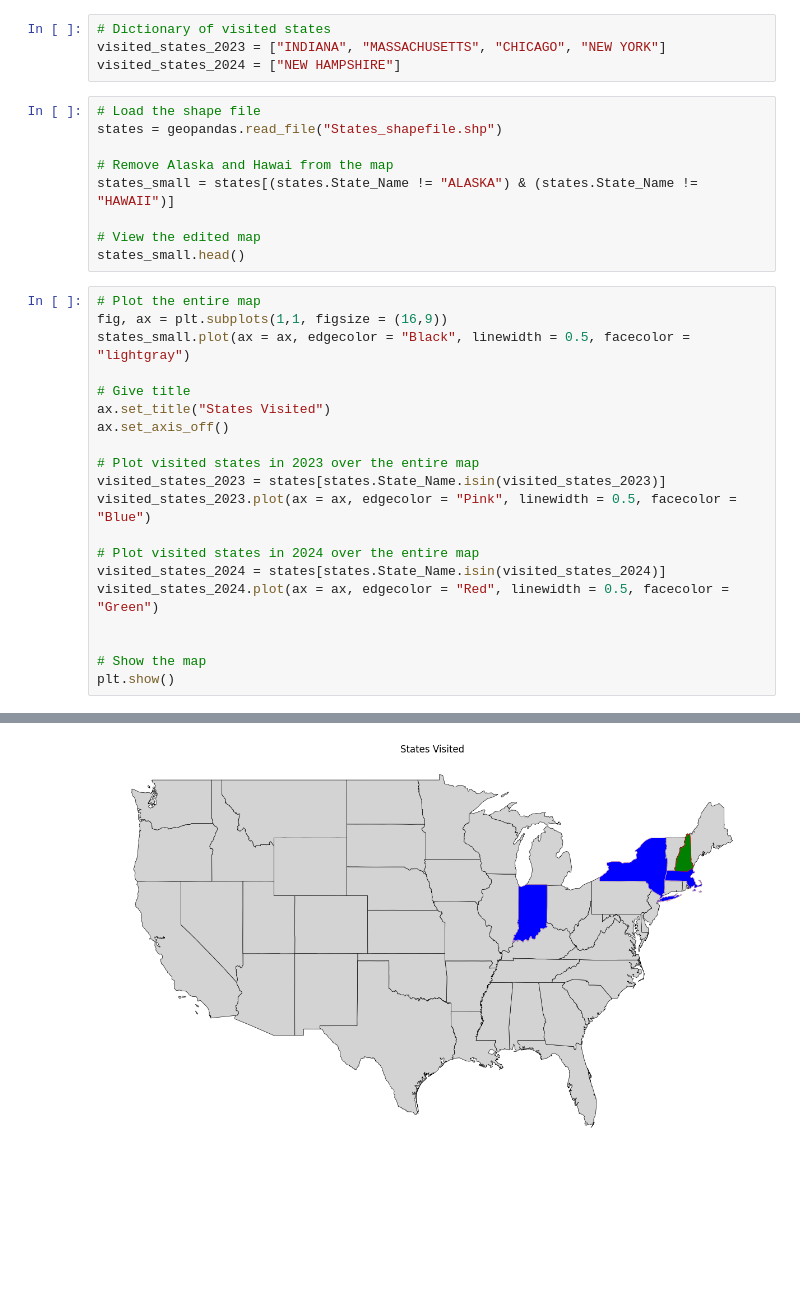
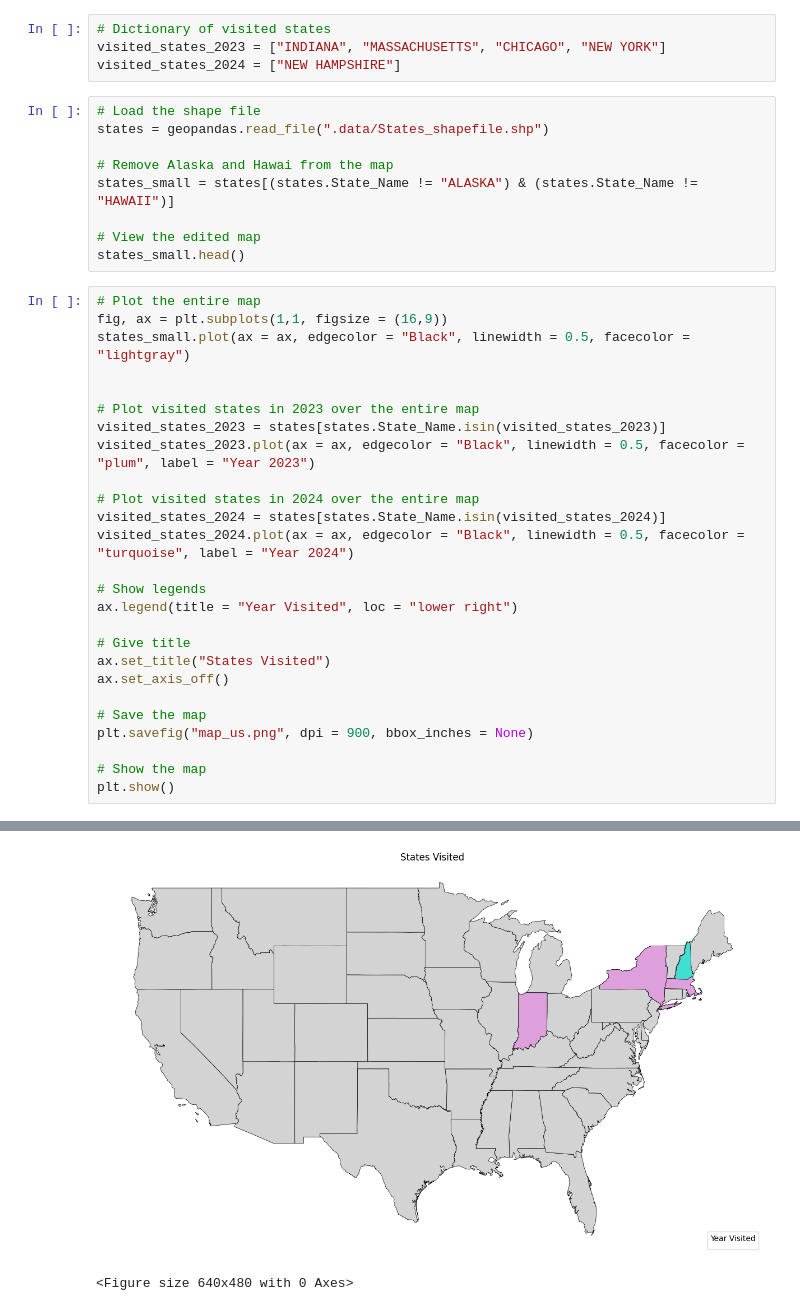
Before and after one commit to psam96/state_map, a Jupyter notebook: visited_states_us.ipynb, the cells around one changed output, grey strips where cells are left out. Drawn from its saved outputs; the diff is of its cells as text; blank space fills up the shorter version.

Commit message:
Legend not working

```diff
--- a/visited_states_us.ipynb
+++ b/visited_states_us.ipynb
@@ -22,7 +22,7 @@ visited_states_2023 = ["INDIANA", "MASSACHUSETTS", "CHICAGO", "NEW YORK"]
 visited_states_2024 = ["NEW HAMPSHIRE"]
 # %%
 # Load the shape file
-states = geopandas.read_file("States_shapefile.shp")
+states = geopandas.read_file(".data/States_shapefile.shp")
 
 # Remove Alaska and Hawai from the map
 states_small = states[(states.State_Name != "ALASKA") & (states.State_Name != "HAWAII")]
@@ -34,18 +34,24 @@ states_small.head()
 fig, ax = plt.subplots(1,1, figsize = (16,9))
 states_small.plot(ax = ax, edgecolor = "Black", linewidth = 0.5, facecolor = "lightgray")
 
+
+# Plot visited states in 2023 over the entire map
+visited_states_2023 = states[states.State_Name.isin(visited_states_2023)]
+visited_states_2023.plot(ax = ax, edgecolor = "Black", linewidth = 0.5, facecolor = "plum", label = "Year 2023")
+
+# Plot visited states in 2024 over the entire map
+visited_states_2024 = states[states.State_Name.isin(visited_states_2024)]
+visited_states_2024.plot(ax = ax, edgecolor = "Black", linewidth = 0.5, facecolor = "turquoise", label = "Year 2024")
+
+# Show legends
+ax.legend(title = "Year Visited", loc = "lower right")
+
 # Give title
 ax.set_title("States Visited")
 ax.set_axis_off()
 
-# Plot visited states in 2023 over the entire map
-visited_states_2023 = states[states.State_Name.isin(visited_states_2023)]
-visited_states_2023.plot(ax = ax, edgecolor = "Pink", linewidth = 0.5, facecolor = "Blue")
-
-# Plot visited states in 2024 over the entire map
-visited_states_2024 = states[states.State_Name.isin(visited_states_2024)]
-visited_states_2024.plot(ax = ax, edgecolor = "Red", linewidth = 0.5, facecolor = "Green")
-
+# Save the map
+plt.savefig("map_us.png", dpi = 900, bbox_inches = None)
 
 # Show the map
 plt.show()
@@ -53 +62,2 @@ plt.show()
-[figure, old version]
+[figure, new version]
+<Figure size 640x480 with 0 Axes>
```
Also changed, not shown: parts of 1 cell of this notebook.
